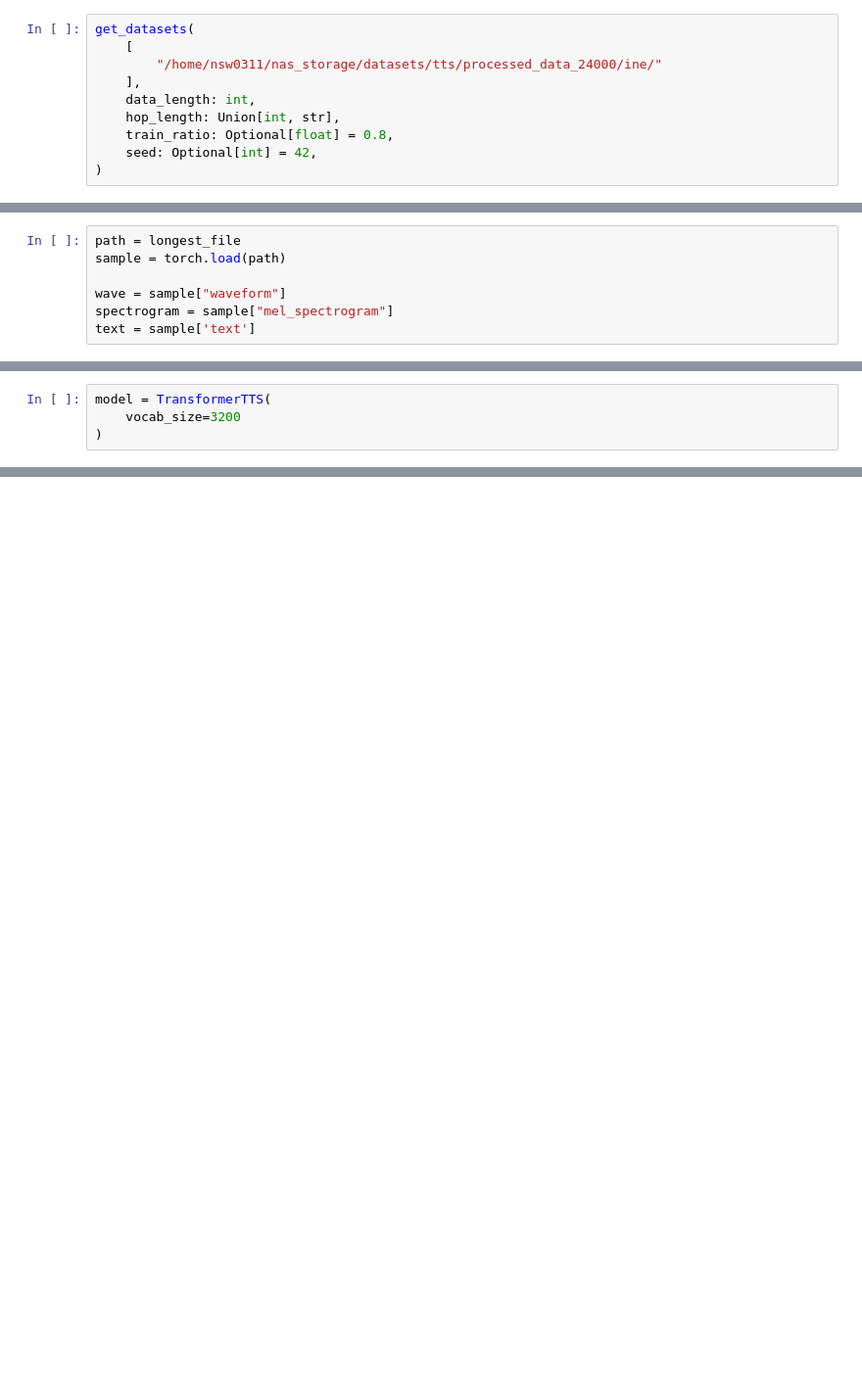
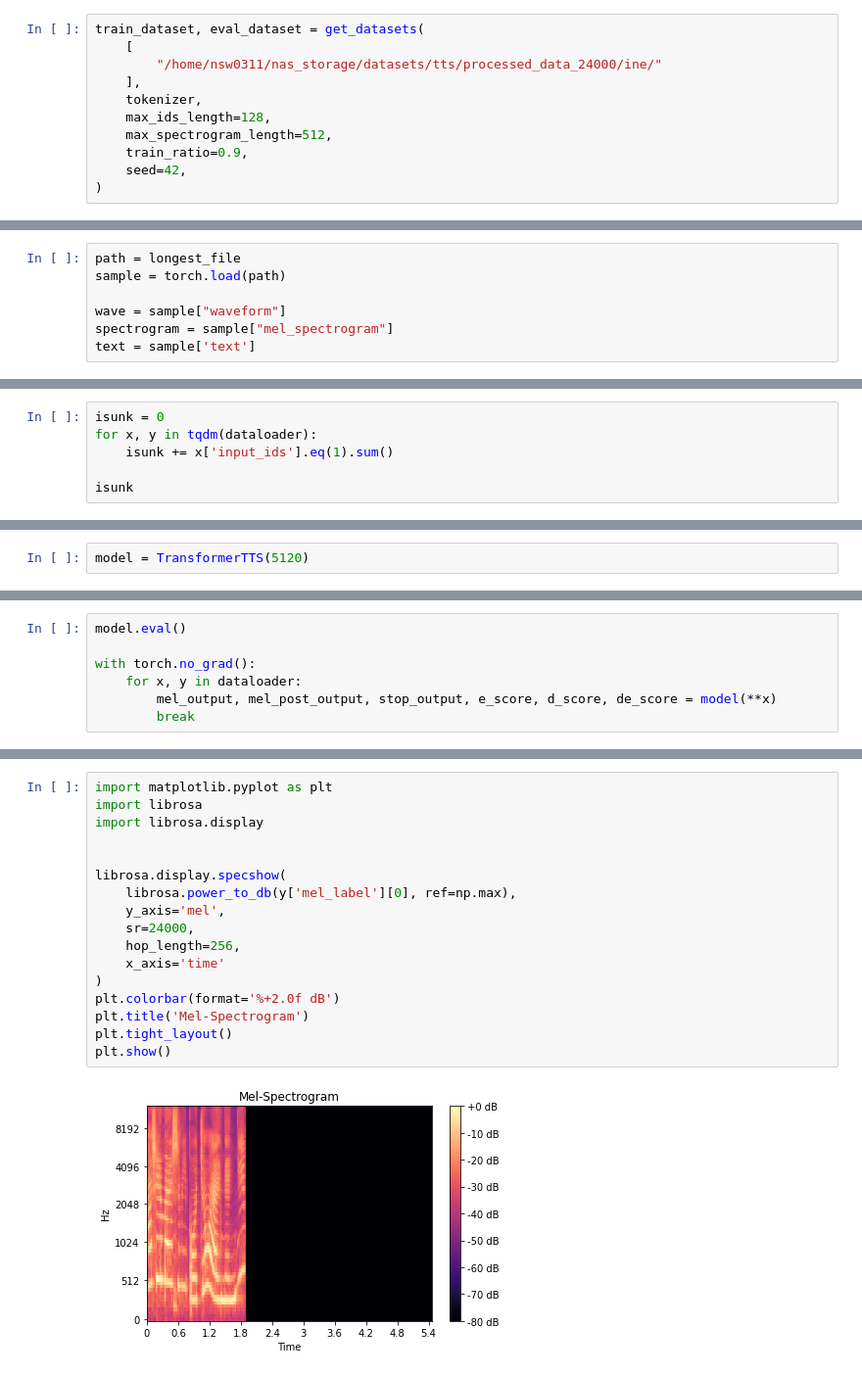
Before and after one commit to Nam-SW/TTS_practice, a Jupyter notebook: transformer_tts/test.ipynb, the cells around one changed output, grey strips where cells are left out. Shown at 98% size. Drawn from its saved outputs; the diff is of its cells as text; blank space fills up the shorter version.

```diff
--- a/transformer_tts/test.ipynb
+++ b/transformer_tts/test.ipynb
@@ -19,10 +23,11 @@ g2p = G2p()
 # %%
-get_datasets(
+train_dataset, eval_dataset = get_datasets(
     [
         "/home/nsw0311/nas_storage/datasets/tts/processed_data_24000/ine/"
     ],
-    data_length: int,
-    hop_length: Union[int, str],
-    train_ratio: Optional[float] = 0.8,
-    seed: Optional[int] = 42,
+    tokenizer,
+    max_ids_length=128,
+    max_spectrogram_length=512,
+    train_ratio=0.9,
+    seed=42,
 )
@@ -129,0 +109,6 @@ IPython.display.Audio(wave, rate=16000)
+# %%
+isunk = 0
+for x, y in tqdm(dataloader):
+    isunk += x['input_ids'].eq(1).sum()
+
+isunk
@@ -130,4 +123,2 @@ IPython.display.Audio(wave, rate=16000)
 # %%
-model = TransformerTTS(
-    vocab_size=3200
-)
+model = TransformerTTS(5120)
@@ -151,0 +125,7 @@ spectrogram.shape, end.shape
+# %%
+model.eval()
+
+with torch.no_grad():
+    for x, y in dataloader:
+        mel_output, mel_post_output, stop_output, e_score, d_score, de_score = model(**x)
+        break
@@ -151,0 +138,19 @@ spectrogram.shape, end.shape
+# %%
+import matplotlib.pyplot as plt
+import librosa
+import librosa.display
+
+
+librosa.display.specshow(
+    librosa.power_to_db(y['mel_label'][0], ref=np.max),
+    y_axis='mel',
+    sr=24000,
+    hop_length=256,
+    x_axis='time'
+)
+plt.colorbar(format='%+2.0f dB')
+plt.title('Mel-Spectrogram')
+plt.tight_layout()
+plt.show()
+# %% [output]
+[figure, added]
```
Also changed, not shown: parts of 26 cells of this notebook, 13 other files.
